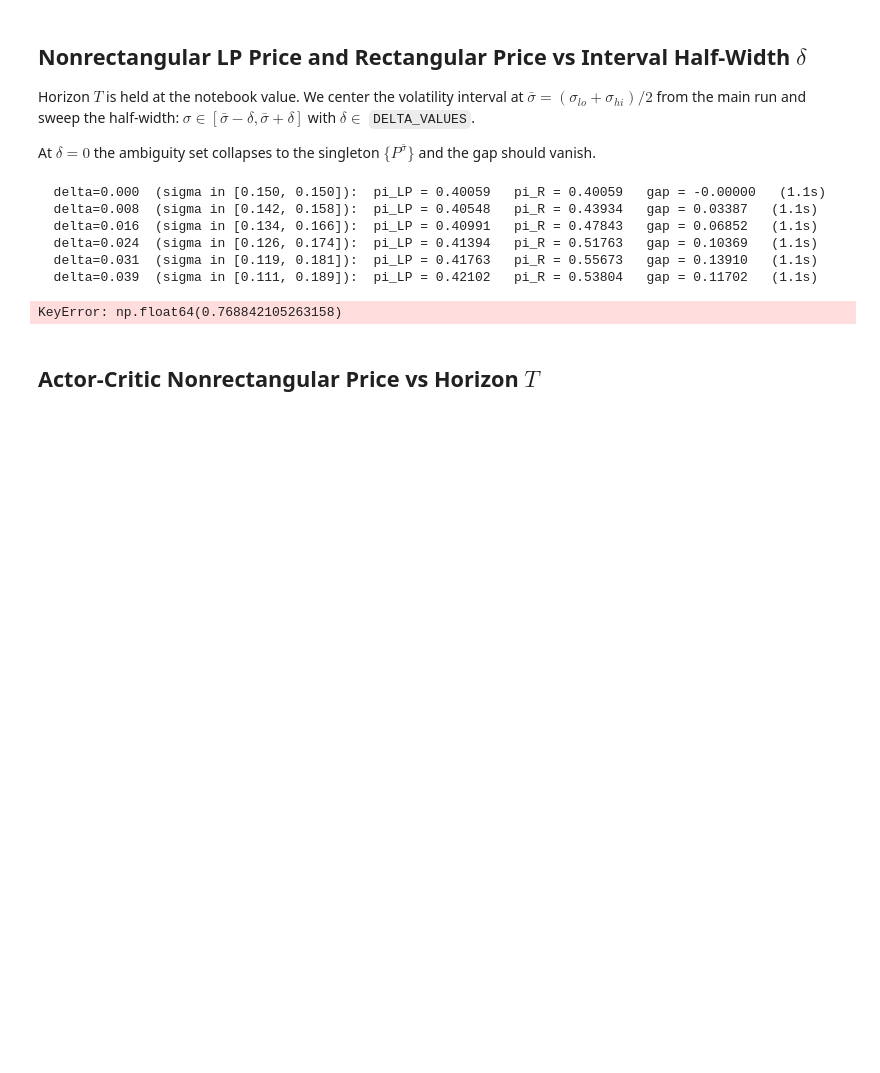
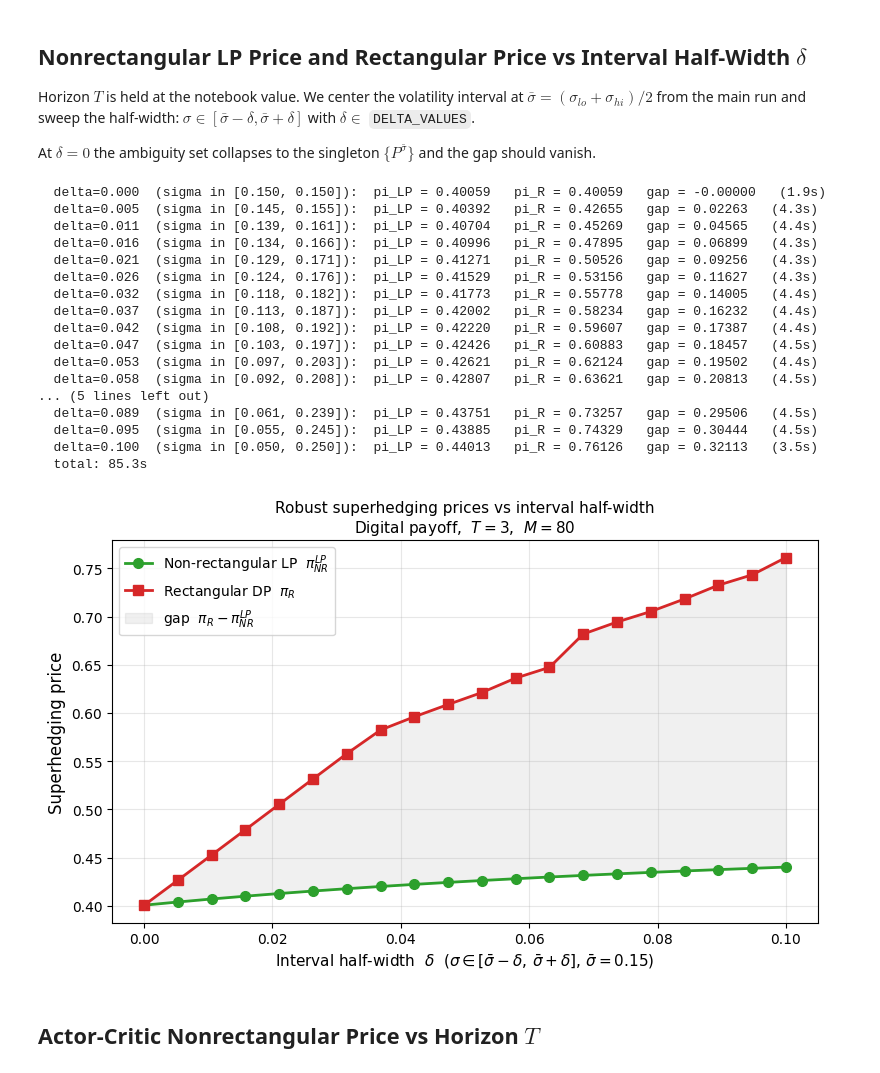
Before and after one commit to jcvetinovska/Rectangularity-Asset-Pricing, a Jupyter notebook: sigma_interval_digital_call.ipynb, the cells around one changed output. Drawn from its saved outputs; the diff is of its cells as text; code cells hidden in the pictures; blank space fills up the shorter version.

```diff
--- a/sigma_interval_digital_call.ipynb
+++ b/sigma_interval_digital_call.ipynb
@@ -1036,7 +1045,8 @@ def solve_for_params(T_, sigma_lo_, sigma_hi_, verbose=False):
 
     # ─── 4. Rectangular DP  ──────────────────────────────────────────────────────────────────────
 
-    sigmas_dp = [sigma_lo_, sigma_hi_] if sigma_lo_ < sigma_hi_ else [sigma_lo_]
+    sigmas_dp = (np.linspace(sigma_lo_, sigma_hi_, N_SIGMA_DP)
+                 if sigma_lo_ < sigma_hi_ else np.array([sigma_lo_]))
 
     nodes = {0: {round(S0, PREC_DP)}}
     for t in range(T_):
@@ -1051,7 +1061,8 @@ def solve_for_params(T_, sigma_lo_, sigma_hi_, verbose=False):
         V_new = {}
         for s in nodes[t]:
             rs = [MU + sigma * eps for sigma in sigmas_dp for eps in [-1, 1]]
-            gs = [V[round(s + r, PREC_DP)] for r in rs]
+            gs = [V[round(s + MU + sigma * eps, PREC_DP)]
+                  for sigma in sigmas_dp for eps in [-1, 1]]
             V_new[s] = _minmax_over_a(gs, rs)
         V = V_new
         if verbose:
@@ -1133,7 +1148,7 @@ and the gap should vanish.
 
 SIGMA_BAR    = 0.5 * (SIGMA_LO + SIGMA_HI)
 SIGMA_FLOOR  = 1e-3
-DELTA_VALUES = np.linspace(0, SIGMA_BAR - SIGMA_FLOOR, 20)
+DELTA_VALUES = np.linspace(0, 0.1, 20)
 
 t0 = time.time()
 lp_by_D, rect_by_D = [], []
@@ -1145,40 +1160,51 @@ for delta in DELTA_VALUES:
     lp_by_D.append(pi_LP)
     rect_by_D.append(pi_R)
     print(f"  delta={delta:.3f}  (sigma in [{sigma_lo_:.3f}, {sigma_hi_:.3f}]):"
           f"  pi_LP = {pi_LP:.5f}   pi_R = {pi_R:.5f}   "
           f"gap = {pi_R - pi_LP:.5f}   ({time.time()-tt:.1f}s)")
 print(f"  total: {time.time()-t0:.1f}s")
 
 # ─── Plot ────────────────────────────────────────────────────────────────────
 fig, ax = plt.subplots(figsize=(8, 5))
 ax.plot(DELTA_VALUES, lp_by_D,   "o-", color="#2ca02c", lw=2, ms=7,
         label=r"Non-rectangular LP  $\pi_{NR}^{LP}$")
 ax.plot(DELTA_VALUES, rect_by_D, "s-", color="#d62728", lw=2, ms=7,
         label=r"Rectangular DP  $\pi_R$")
 ax.fill_between(DELTA_VALUES, lp_by_D, rect_by_D,
                 color="#888888", alpha=0.12,
                 label=r"gap  $\pi_R - \pi_{NR}^{LP}$")
 ax.set_xlabel(r"Interval half-width  $\delta$  "
               rf"($\sigma\in[\bar\sigma-\delta,\,\bar\sigma+\delta]$, "
               rf"$\bar\sigma={SIGMA_BAR:.2f}$)", fontsize=11)
 ax.set_ylabel("Superhedging price", fontsize=12)
 ax.set_title(
     "Robust superhedging prices vs interval half-width\n"
     rf"Digital payoff,  $T={T}$,  $M={N_SIGMA}$",
     fontsize=11)
 ax.grid(alpha=0.3)
 ax.legend(loc="best", fontsize=10)
 plt.tight_layout()
 plt.savefig("sigma_sweep_delta.png", dpi=120)
 plt.show()
 # %% [output]
-  delta=0.000  (sigma in [0.150, 0.150]):  pi_LP = 0.40059   pi_R = 0.40059   gap = -0.00000   (1.1s)
-  delta=0.008  (sigma in [0.142, 0.158]):  pi_LP = 0.40548   pi_R = 0.43934   gap = 0.03387   (1.1s)
-  delta=0.016  (sigma in [0.134, 0.166]):  pi_LP = 0.40991   pi_R = 0.47843   gap = 0.06852   (1.1s)
-  delta=0.024  (sigma in [0.126, 0.174]):  pi_LP = 0.41394   pi_R = 0.51763   gap = 0.10369   (1.1s)
-  delta=0.031  (sigma in [0.119, 0.181]):  pi_LP = 0.41763   pi_R = 0.55673   gap = 0.13910   (1.1s)
-  delta=0.039  (sigma in [0.111, 0.189]):  pi_LP = 0.42102   pi_R = 0.53804   gap = 0.11702   (1.1s)
+  delta=0.000  (sigma in [0.150, 0.150]):  pi_LP = 0.40059   pi_R = 0.40059   gap = -0.00000   (1.9s)
+  delta=0.005  (sigma in [0.145, 0.155]):  pi_LP = 0.40392   pi_R = 0.42655   gap = 0.02263   (4.3s)
+  delta=0.011  (sigma in [0.139, 0.161]):  pi_LP = 0.40704   pi_R = 0.45269   gap = 0.04565   (4.4s)
+  delta=0.016  (sigma in [0.134, 0.166]):  pi_LP = 0.40996   pi_R = 0.47895   gap = 0.06899   (4.3s)
+  delta=0.021  (sigma in [0.129, 0.171]):  pi_LP = 0.41271   pi_R = 0.50526   gap = 0.09256   (4.3s)
+  delta=0.026  (sigma in [0.124, 0.176]):  pi_LP = 0.41529   pi_R = 0.53156   gap = 0.11627   (4.3s)
+  delta=0.032  (sigma in [0.118, 0.182]):  pi_LP = 0.41773   pi_R = 0.55778   gap = 0.14005   (4.4s)
+  delta=0.037  (sigma in [0.113, 0.187]):  pi_LP = 0.42002   pi_R = 0.58234   gap = 0.16232   (4.4s)
+  delta=0.042  (sigma in [0.108, 0.192]):  pi_LP = 0.42220   pi_R = 0.59607   gap = 0.17387   (4.4s)
+  delta=0.047  (sigma in [0.103, 0.197]):  pi_LP = 0.42426   pi_R = 0.60883   gap = 0.18457   (4.5s)
+  delta=0.053  (sigma in [0.097, 0.203]):  pi_LP = 0.42621   pi_R = 0.62124   gap = 0.19502   (4.4s)
+  delta=0.058  (sigma in [0.092, 0.208]):  pi_LP = 0.42807   pi_R = 0.63621   gap = 0.20813   (4.5s)
+... (5 lines left out)
+  delta=0.089  (sigma in [0.061, 0.239]):  pi_LP = 0.43751   pi_R = 0.73257   gap = 0.29506   (4.5s)
+  delta=0.095  (sigma in [0.055, 0.245]):  pi_LP = 0.43885   pi_R = 0.74329   gap = 0.30444   (4.5s)
+  delta=0.100  (sigma in [0.050, 0.250]):  pi_LP = 0.44013   pi_R = 0.76126   gap = 0.32113   (3.5s)
+  total: 85.3s
-KeyError: np.float64(0.768842105263158)
+[figure, added]
 # %%
 # ═══════════════════════════════════════════════════════════════════════════════
 # Plotting helper functions
```
Also changed, not shown: parts of 8 cells of this notebook, 1 other file.
